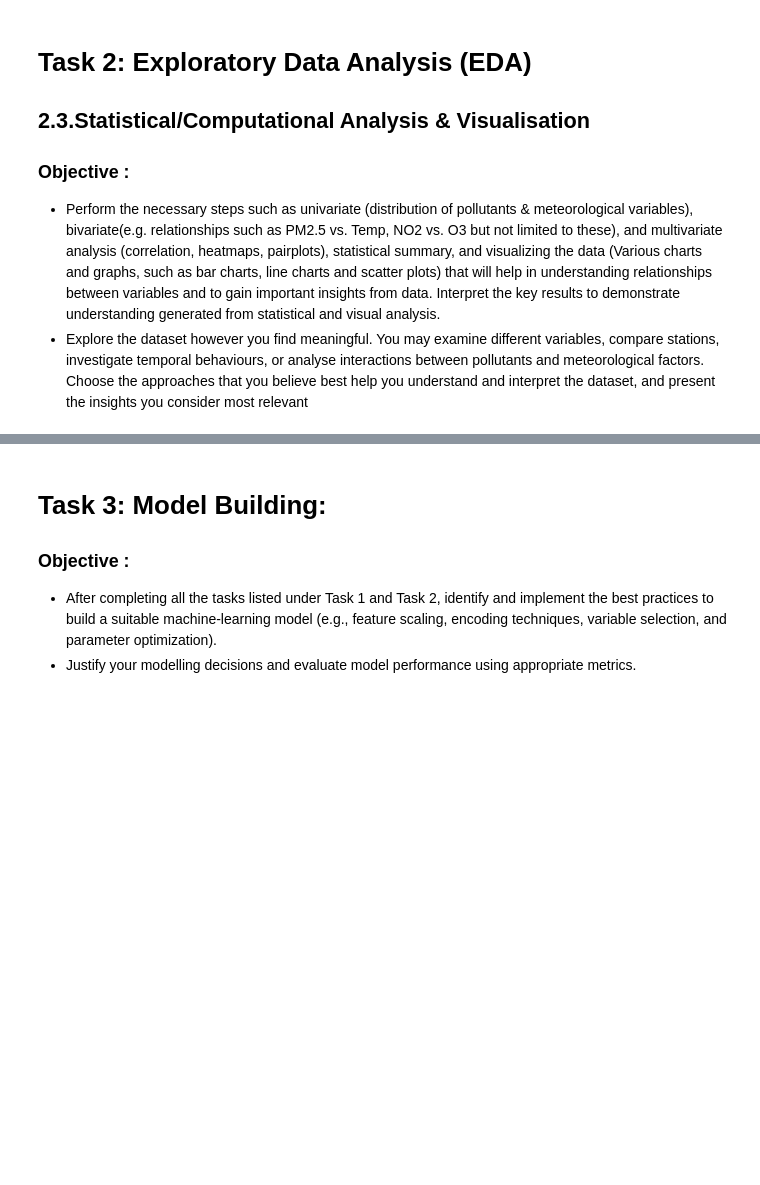
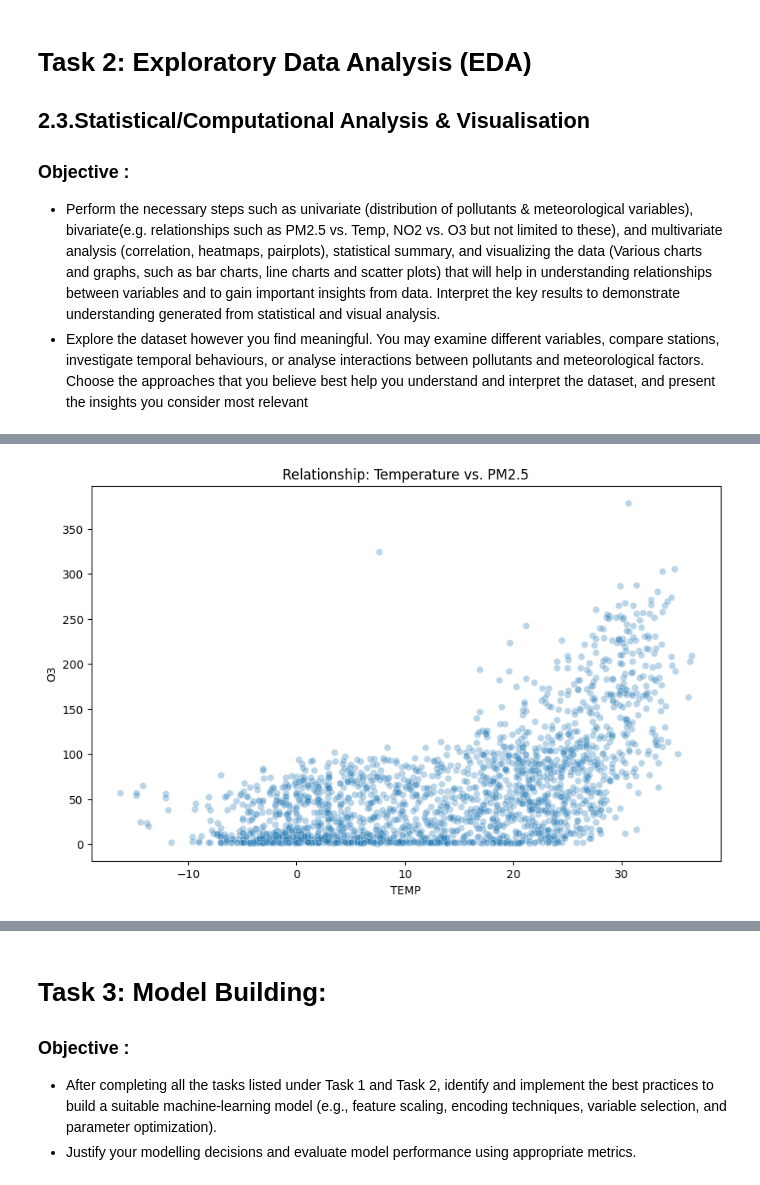
Before and after one commit to SarahPauwels-ucll/prog_for_data_analysis, a Jupyter notebook: load_data.ipynb, the cells around one changed output, grey strips where cells are left out. Cells and saved outputs as stored; diff of their text form; code cells hidden in the pictures; blank space fills up the shorter version.

```diff
--- a/load_data.ipynb
+++ b/load_data.ipynb
@@ -508,0 +606,8 @@ the dataset, and present the insights you consider most relevant
+# %%
+# Relationship between Temperature and O3
+plt.figure(figsize=(10, 6))
+sns.scatterplot(data=df.sample(2000), x='TEMP', y='O3', alpha=0.3)
+plt.title('Relationship: Temperature vs. PM2.5')
+plt.show()
+# %% [output]
+[figure, added]
```
Also changed, not shown: parts of 10 cells of this notebook.
